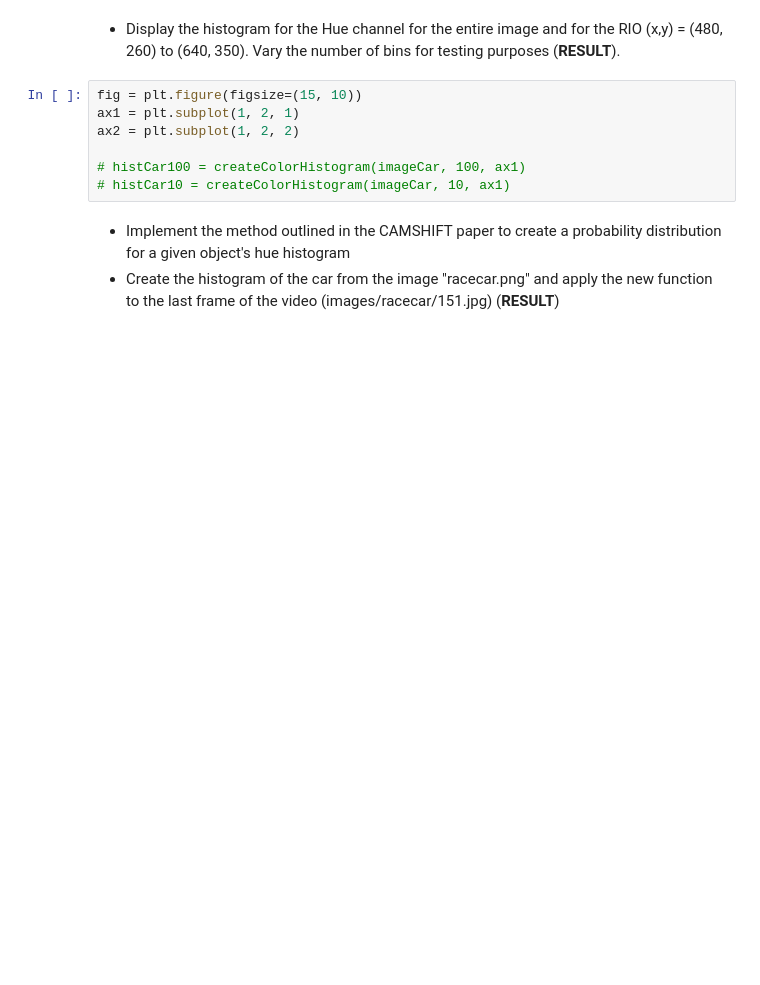
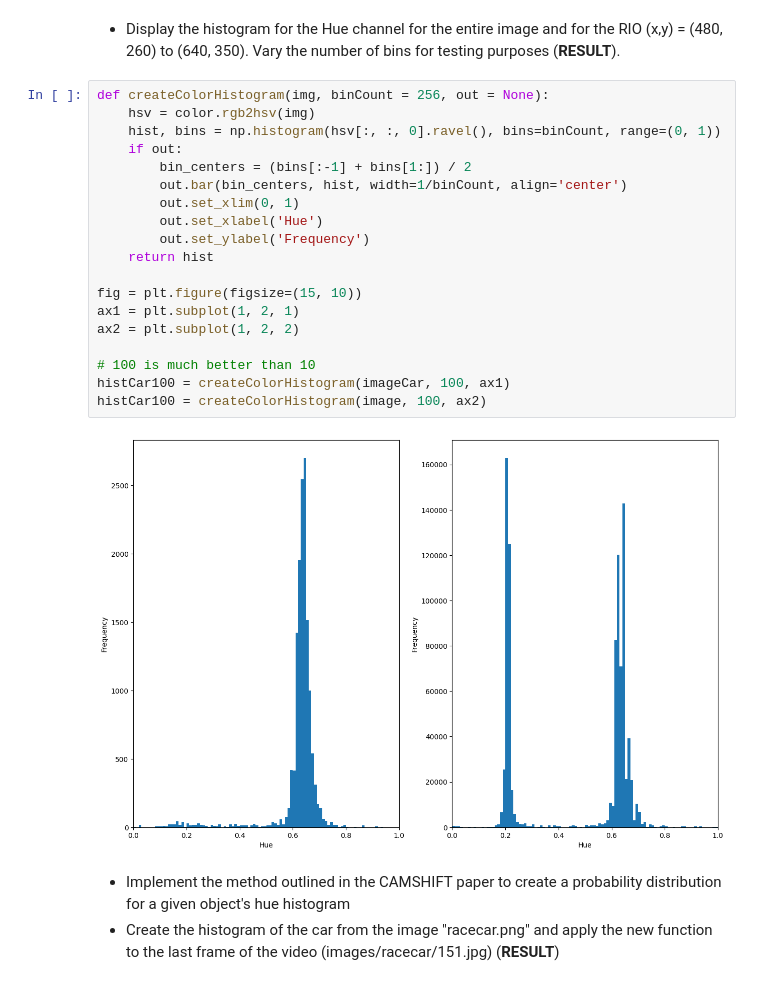
Before and after one commit to theRealProHacker/Computer-Vision, a Jupyter notebook: assignment04.ipynb, the cells around one changed output. Saved outputs shown, nothing was run; the diff lists cells and outputs as text; blank space fills up the shorter version.

```diff
--- a/assignment04.ipynb
+++ b/assignment04.ipynb
@@ -52,12 +53,26 @@ ax2.imshow(imageCar)
 # %% [markdown]
 * Display the histogram for the Hue channel for the entire image and for the RIO (x,y) = (480, 260) to (640, 350). Vary the number of bins for testing purposes (**RESULT**).
-# %%
-fig = plt.figure(figsize=(15, 10))
-ax1 = plt.subplot(1, 2, 1)
-ax2 = plt.subplot(1, 2, 2)
-
-# histCar100 = createColorHistogram(imageCar, 100, ax1)
-# histCar10 = createColorHistogram(imageCar, 10, ax1)
+# %%
+def createColorHistogram(img, binCount = 256, out = None):
+    hsv = color.rgb2hsv(img)
+    hist, bins = np.histogram(hsv[:, :, 0].ravel(), bins=binCount, range=(0, 1))
+    if out:
+        bin_centers = (bins[:-1] + bins[1:]) / 2
+        out.bar(bin_centers, hist, width=1/binCount, align='center')
+        out.set_xlim(0, 1)
+        out.set_xlabel('Hue')
+        out.set_ylabel('Frequency')
+    return hist
+
+fig = plt.figure(figsize=(15, 10))
+ax1 = plt.subplot(1, 2, 1)
+ax2 = plt.subplot(1, 2, 2)
+
+# 100 is much better than 10
+histCar100 = createColorHistogram(imageCar, 100, ax1)
+histCar100 = createColorHistogram(image, 100, ax2)
+# %% [output]
+[figure, added]
 # %% [markdown]
 * Implement the method outlined in the CAMSHIFT paper to create a probability distribution for a given object's hue histogram
 * Create the histogram of the car from the image "racecar.png" and apply the new function to the last frame of the video (images/racecar/151.jpg) (**RESULT**)
```
Also changed, not shown: parts of 5 cells of this notebook.
